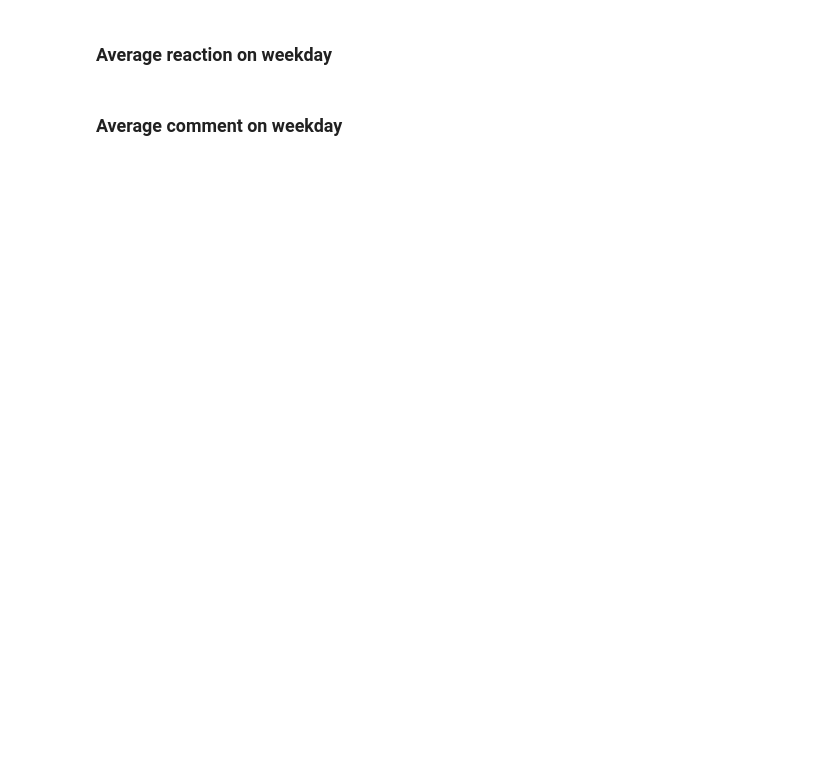
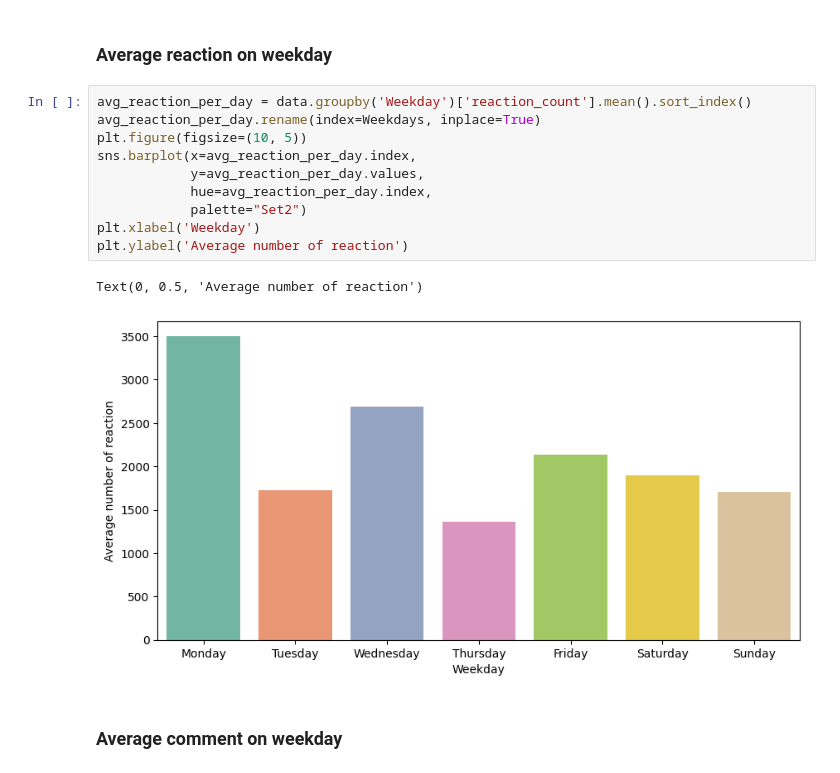
Before and after one commit to chirikatori/data-analyze-facebook, a Jupyter notebook: Analyzes.ipynb, the cells around one changed output. Drawn from its saved outputs; the diff is of its cells as text; blank space fills up the shorter version.

```diff
--- a/Analyzes.ipynb
+++ b/Analyzes.ipynb
@@ -78,4 +111,17 @@ KeyError: "['like'] not in index"
 # %% [markdown]
 ### Average reaction on weekday
+# %%
+avg_reaction_per_day = data.groupby('Weekday')['reaction_count'].mean().sort_index()
+avg_reaction_per_day.rename(index=Weekdays, inplace=True)
+plt.figure(figsize=(10, 5))
+sns.barplot(x=avg_reaction_per_day.index,
+            y=avg_reaction_per_day.values,
+            hue=avg_reaction_per_day.index,
+            palette="Set2")
+plt.xlabel('Weekday')
+plt.ylabel('Average number of reaction')
+# %% [output]
+Text(0, 0.5, 'Average number of reaction')
+[figure, added]
 # %% [markdown]
 ### Average comment on weekday
```
Also changed, not shown: parts of 21 cells of this notebook, 21 other files.
